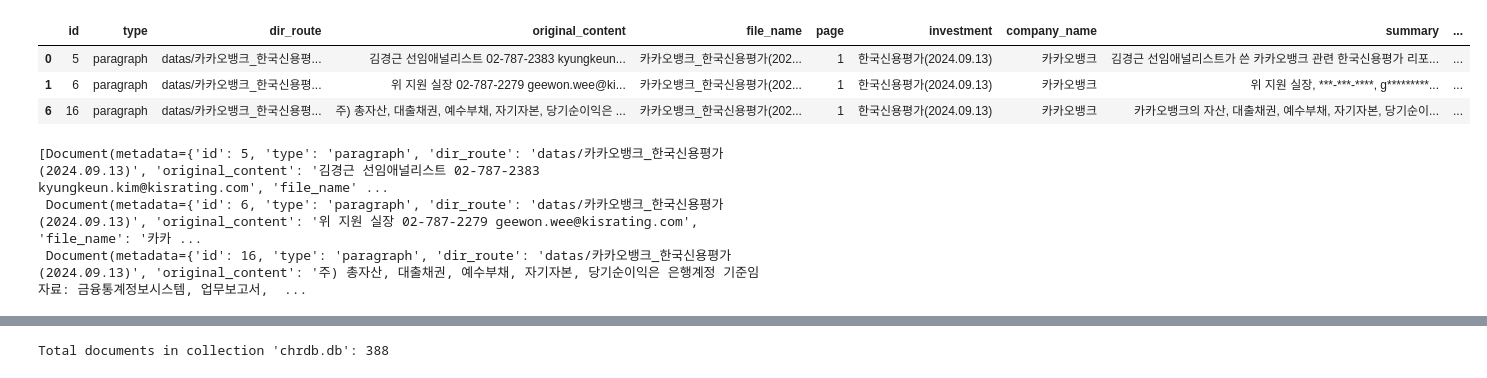
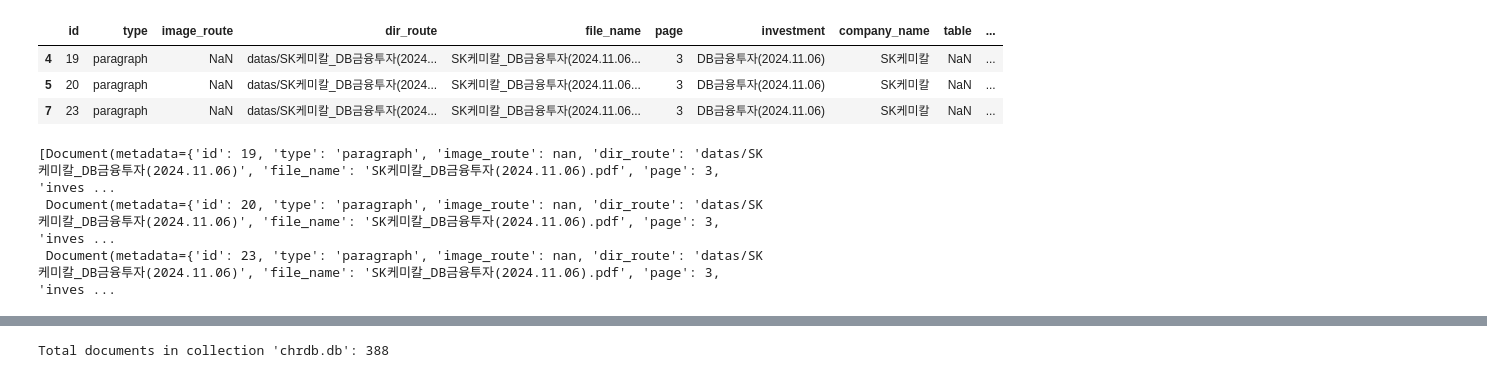
Before and after one commit to boostcampaitech7/level4-nlp-finalproject-hackathon-nlp-09-lv3, a Jupyter notebook: src/Retrieval_tutorial.ipynb, the cells around one changed output, grey strips where cells are left out. Cells and saved outputs as stored; diff of their text form; code cells hidden in the pictures.

```diff
--- a/src/Retrieval_tutorial.ipynb
+++ b/src/Retrieval_tutorial.ipynb
@@ -1,25 +1,25 @@
 # %%
 from DB.chromadb_storing import ChromaDB
 from langchain.schema import Document
 from utils import get_only_paragraphs, get_all_datas, create_documents
-BASE_DIR = 'datas' # 데이터가 저장돼 있는 루트를 의미합니다.
+BASE_DIR = '/data/ephemeral/home/datas2' # 데이터가 저장돼 있는 루트를 의미합니다.
 
 df = get_only_paragraphs(BASE_DIR)
 # df = get_all_datas(BASE_DIR) # 이미지와 테이블이 포함된 전체 데이터도 가져올 수 있습니다.
 df[:3]
 # %% [output]
-|  | id | type | dir_route | original_content | file_name | page | investment | company_name | summary | ... |
-| 0 | 5 | paragraph | datas/카카오뱅크_한국신용평... | 김경근 선임애널리스트 02-787-2383 kyungkeun... | 카카오뱅크_한국신용평가(202... | 1 | 한국신용평가(2024.09.13) | 카카오뱅크 | 김경근 선임애널리스트가 쓴 카카오뱅크 관련 한국신용평가 리포... | ... |
-| 1 | 6 | paragraph | datas/카카오뱅크_한국신용평... | 위 지원 실장 02-787-2279 geewon.wee@ki... | 카카오뱅크_한국신용평가(202... | 1 | 한국신용평가(2024.09.13) | 카카오뱅크 | 위 지원 실장, ***-***-****, g*********... | ... |
-| 6 | 16 | paragraph | datas/카카오뱅크_한국신용평... | 주) 총자산, 대출채권, 예수부채, 자기자본, 당기순이익은 ... | 카카오뱅크_한국신용평가(202... | 1 | 한국신용평가(2024.09.13) | 카카오뱅크 | 카카오뱅크의 자산, 대출채권, 예수부채, 자기자본, 당기순이... | ... |
+|  | id | type | image_route | dir_route | file_name | page | investment | company_name | table | ... |
+| 4 | 19 | paragraph | NaN | datas/SK케미칼_DB금융투자(2024... | SK케미칼_DB금융투자(2024.11.06... | 3 | DB금융투자(2024.11.06) | SK케미칼 | NaN | ... |
+| 5 | 20 | paragraph | NaN | datas/SK케미칼_DB금융투자(2024... | SK케미칼_DB금융투자(2024.11.06... | 3 | DB금융투자(2024.11.06) | SK케미칼 | NaN | ... |
+| 7 | 23 | paragraph | NaN | datas/SK케미칼_DB금융투자(2024... | SK케미칼_DB금융투자(2024.11.06... | 3 | DB금융투자(2024.11.06) | SK케미칼 | NaN | ... |
 # %%
 # 데이터프레임의 행들을 각각 Document타입으로 바꾼 뒤, 리스트에 담습니다.
 documents = create_documents(df)
 documents[:3]
 # %% [output]
-[Document(metadata={'id': 5, 'type': 'paragraph', 'dir_route': 'datas/카카오뱅크_한국신용평가(2024.09.13)', 'original_content': '김경근 선임애널리스트 02-787-2383 kyungkeun.kim@kisrating.com', 'file_name' ...
- Document(metadata={'id': 6, 'type': 'paragraph', 'dir_route': 'datas/카카오뱅크_한국신용평가(2024.09.13)', 'original_content': '위 지원 실장 02-787-2279 geewon.wee@kisrating.com', 'file_name': '카카 ...
- Document(metadata={'id': 16, 'type': 'paragraph', 'dir_route': 'datas/카카오뱅크_한국신용평가(2024.09.13)', 'original_content': '주) 총자산, 대출채권, 예수부채, 자기자본, 당기순이익은 은행계정 기준임 자료: 금융통계정보시스템, 업무보고서,  ...
+[Document(metadata={'id': 19, 'type': 'paragraph', 'image_route': nan, 'dir_route': 'datas/SK케미칼_DB금융투자(2024.11.06)', 'file_name': 'SK케미칼_DB금융투자(2024.11.06).pdf', 'page': 3, 'inves ...
+ Document(metadata={'id': 20, 'type': 'paragraph', 'image_route': nan, 'dir_route': 'datas/SK케미칼_DB금융투자(2024.11.06)', 'file_name': 'SK케미칼_DB금융투자(2024.11.06).pdf', 'page': 3, 'inves ...
+ Document(metadata={'id': 23, 'type': 'paragraph', 'image_route': nan, 'dir_route': 'datas/SK케미칼_DB금융투자(2024.11.06)', 'file_name': 'SK케미칼_DB금융투자(2024.11.06).pdf', 'page': 3, 'inves ...
 # %%
 # add_docs를 통해 문서들을 저장합니다.
 
```
Also changed, not shown: parts of 7 cells of this notebook, 1 other file.
